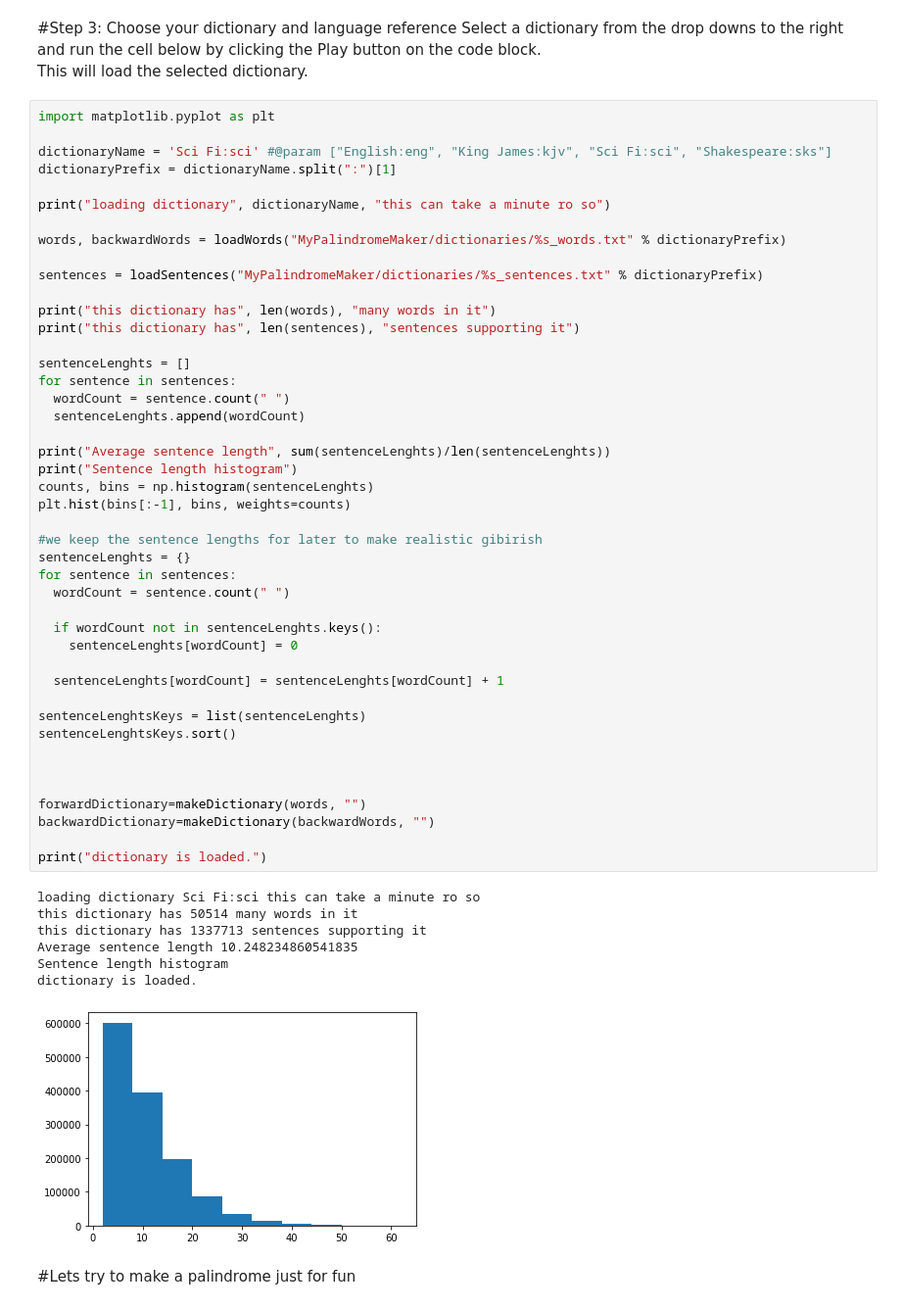
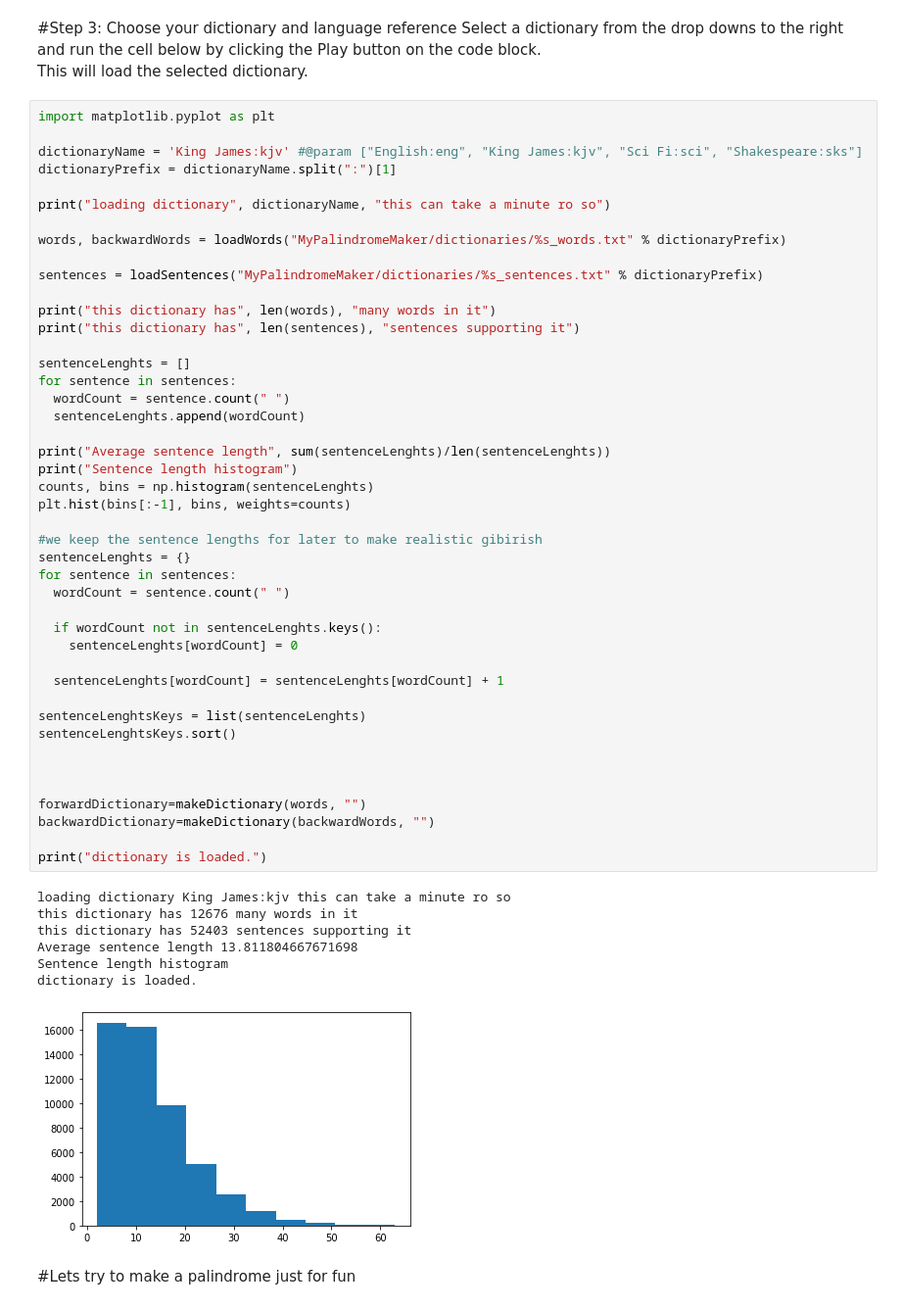
Before and after one commit to DrorNeumeier/MyPalindromeMaker, a Jupyter notebook: Drors_Palindromes_Maker.ipynb, the cells around one changed output. Shown at 98% size. Saved outputs shown, nothing was run; the diff lists cells and outputs as text.

```diff
--- a/Drors_Palindromes_Maker.ipynb
+++ b/Drors_Palindromes_Maker.ipynb
@@ -248,7 +248,7 @@ This will load the selected dictionary.
 # %%
 import matplotlib.pyplot as plt
 
-dictionaryName = 'Sci Fi:sci' #@param ["English:eng", "King James:kjv", "Sci Fi:sci", "Shakespeare:sks"]
+dictionaryName = 'King James:kjv' #@param ["English:eng", "King James:kjv", "Sci Fi:sci", "Shakespeare:sks"]
 dictionaryPrefix = dictionaryName.split(":")[1]
 
 print("loading dictionary", dictionaryName, "this can take a minute ro so")
@@ -265,38 +265,38 @@ for sentence in sentences:
   wordCount = sentence.count(" ")
   sentenceLenghts.append(wordCount)
 
 print("Average sentence length", sum(sentenceLenghts)/len(sentenceLenghts))
 print("Sentence length histogram")
 counts, bins = np.histogram(sentenceLenghts)
 plt.hist(bins[:-1], bins, weights=counts)
 
 #we keep the sentence lengths for later to make realistic gibirish
 sentenceLenghts = {}
 for sentence in sentences:
   wordCount = sentence.count(" ")
 
   if wordCount not in sentenceLenghts.keys():
     sentenceLenghts[wordCount] = 0
 
   sentenceLenghts[wordCount] = sentenceLenghts[wordCount] + 1
 
 sentenceLenghtsKeys = list(sentenceLenghts)
 sentenceLenghtsKeys.sort()
 
 
 
 forwardDictionary=makeDictionary(words, "")
 backwardDictionary=makeDictionary(backwardWords, "")
 
 print("dictionary is loaded.")
 # %% [output]
-loading dictionary Sci Fi:sci this can take a minute ro so
-this dictionary has 50514 many words in it
-this dictionary has 1337713 sentences supporting it
-Average sentence length 10.248234860541835
+loading dictionary King James:kjv this can take a minute ro so
+this dictionary has 12676 many words in it
+this dictionary has 52403 sentences supporting it
+Average sentence length 13.811804667671698
 Sentence length histogram
 dictionary is loaded.
-[figure, old version]
+[figure, new version]
 # %% [markdown]
 #Lets try to make a palindrome just for fun
 # %%
```
Also changed, not shown: parts of 4 cells of this notebook.
